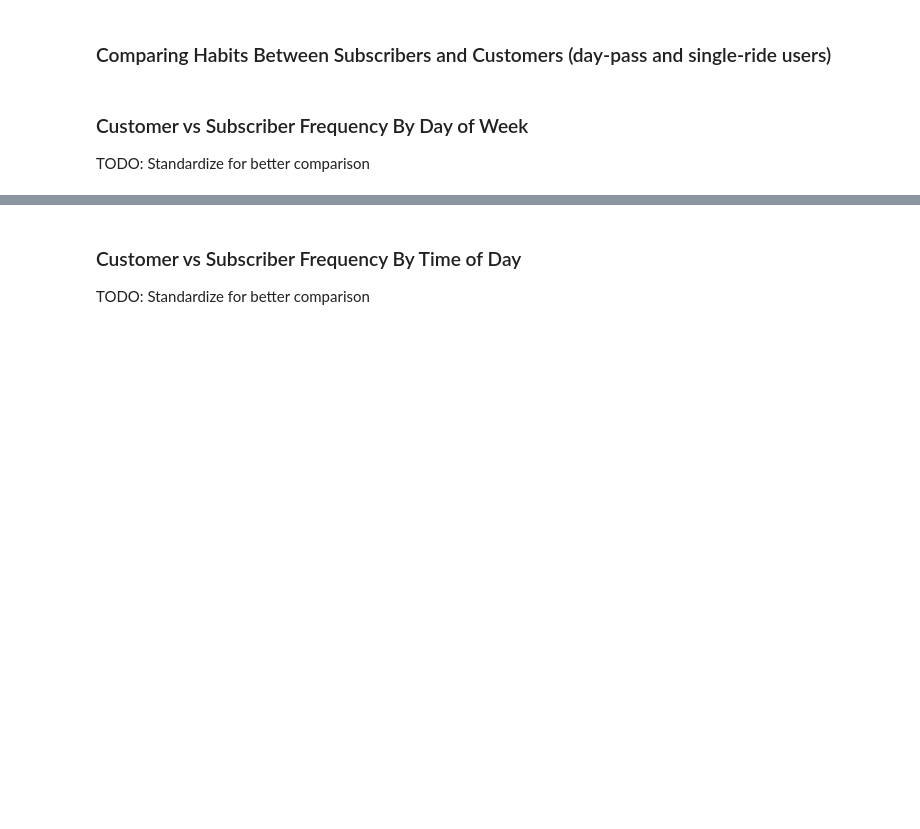
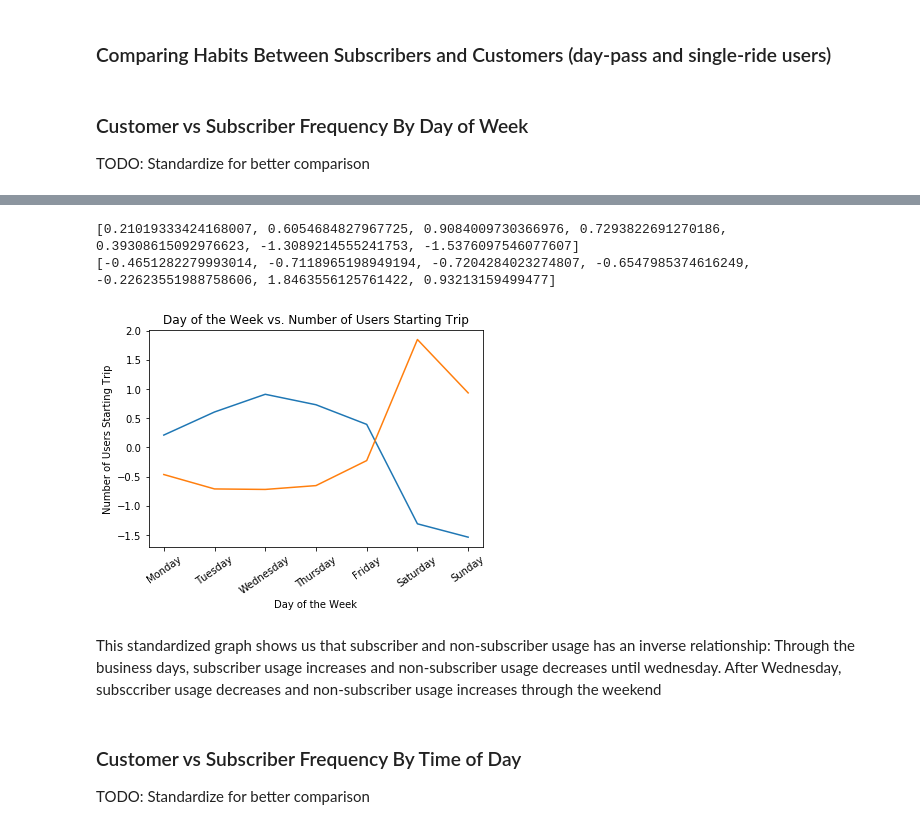
Before and after one commit to arunsrinivas20/arunsrinivas20.github.io, a Jupyter notebook: Andrew_Arun_Matt_CMSC320_Final.ipynb, the cells around one changed output, grey strips where cells are left out. Saved outputs shown, nothing was run; the diff lists cells and outputs as text; code cells hidden in the pictures; blank space fills up the shorter version.

```diff
--- a/Andrew_Arun_Matt_CMSC320_Final.ipynb
+++ b/Andrew_Arun_Matt_CMSC320_Final.ipynb
@@ -153,3 +182,6 @@ The first thing we wanted to do is remove any incomplete data, especially those
 # %%
 bikes_df = bikes_df.dropna()
+
+bikes_df = bikes_df[bikes_df['birth year'] != '\\N']
+
 bikes_df
@@ -162,5 +210,9 @@ bikes_df['starttime'] = pd.to_datetime(bikes_df['starttime'])
 # Convert stoptime column values into datetime objects
 bikes_df['stoptime'] = pd.to_datetime(bikes_df['stoptime'])
 
+# Convert birth year to integer
+bikes_df['birth year'] = pd.to_numeric(bikes_df['birth year'], downcast='integer')
+bikes_df['year'] = pd.to_numeric(bikes_df['year'], downcast='integer')
+
 # Print the resulting dataframe
 bikes_df
@@ -341,7 +420,7 @@ for name in top_x_end:
         radius=20,
         location=[lat, long],
         popup=name,
-        color='red',
+        color='blue',
         fill=True,
     ).add_to(map_osm)
 
@@ -388,3 +480,32 @@ plt.show()
+# %%
+mean_wd_sub = statistics.mean(list(week_day_sub.values()))
+stdev_wd_sub = statistics.stdev(list(week_day_sub.values()))
+std_wd_sub_vals = [(x - mean_wd_sub)/stdev_wd_sub for x in list(week_day_sub.values())]
+
+mean_wd_cust = statistics.mean(list(week_day_cust.values()))
+stdev_wd_cust = statistics.stdev(list(week_day_cust.values()))
+std_wd_cust_vals = [(x - mean_wd_cust)/stdev_wd_cust for x in list(week_day_cust.values())]
+
+print(std_wd_sub_vals)
+print(std_wd_cust_vals)
+# %% [output]
+[0.21019333424168007, 0.6054684827967725, 0.9084009730366976, 0.7293822691270186, 0.39308615092976623, -1.3089214555241753, -1.5376097546077607]
+[-0.4651282279993014, -0.7118965198949194, -0.7204284023274807, -0.6547985374616249, -0.22623551988758606, 1.8463556125761422, 0.93213159499477]
+# %%
+plt.plot( list(week_day_sub.keys()), std_wd_sub_vals)
+plt.plot( list(week_day_cust.keys()), std_wd_cust_vals)
+
+days = ['Monday','Tuesday','Wednesday','Thursday', 'Friday', 'Saturday', 'Sunday']
+plt.xlabel('Day of the Week')
+plt.xticks(list(week_day_cust.keys()), days, rotation=35)
+plt.ylabel('Number of Users Starting Trip')
+plt.title('Day of the Week vs. Number of Users Starting Trip')
+plt.show()
+# %% [output]
+[figure, added]
+# %% [markdown]
+This standardized graph shows us that subscriber and non-subscriber usage has an inverse relationship:
+Through the business days, subscriber usage increases and non-subscriber usage decreases until wednesday. After Wednesday, subsccriber usage decreases and non-subscriber usage increases through the weekend
 # %% [markdown]
 ### Customer vs Subscriber Frequency By Time of Day
 
```
Also changed, not shown: parts of 25 cells of this notebook.
